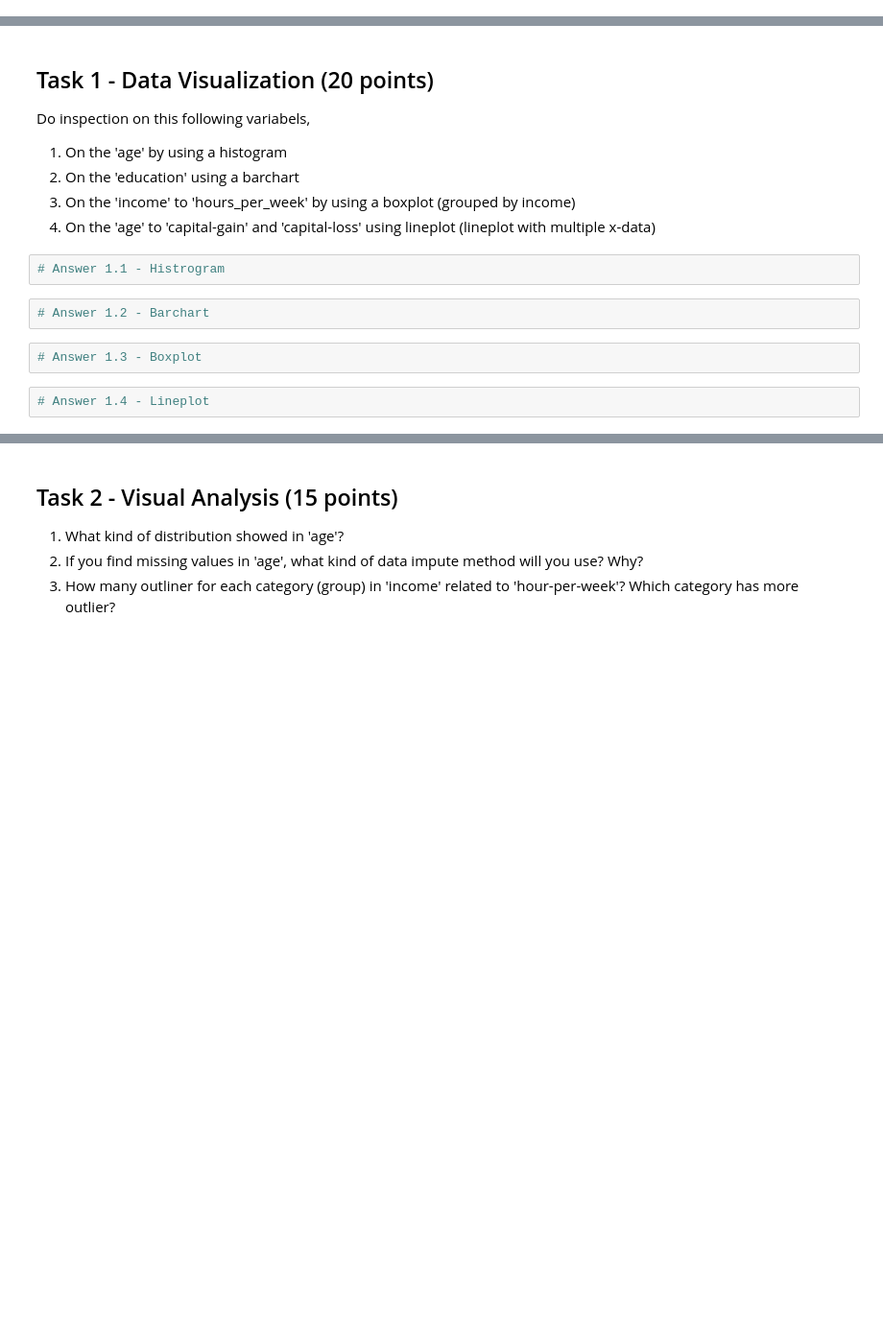
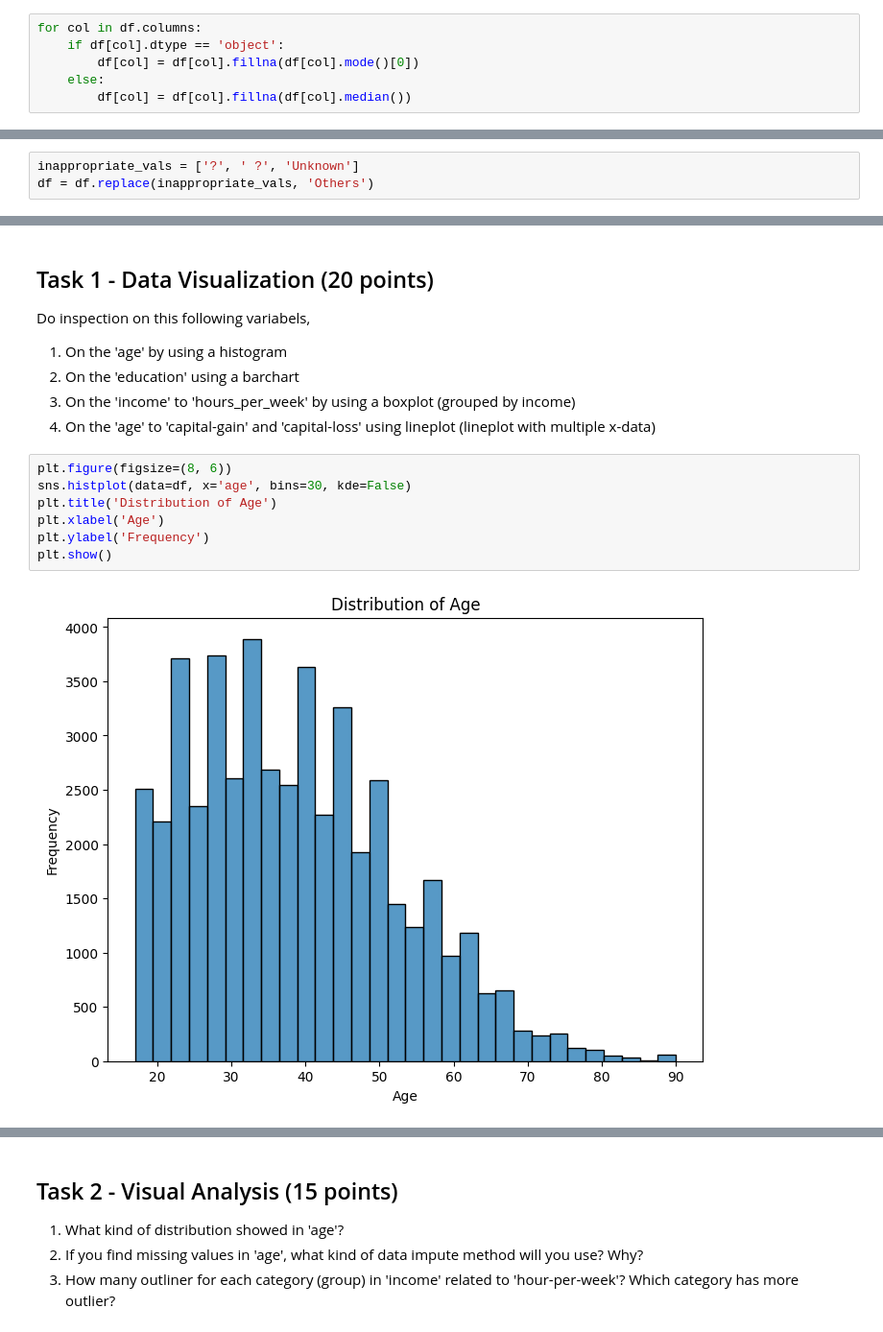
Before and after one commit to eiyu18/MachineLearning, a Jupyter notebook: QUIZ/JS04_CASE_STUDY_QUIZ1_ML.ipynb, the cells around one changed output, grey strips where cells are left out. Shown at 96% size. Saved outputs shown, nothing was run; the diff lists cells and outputs as text; blank space fills up the shorter version.

```diff
--- a/QUIZ/JS04_CASE_STUDY_QUIZ1_ML.ipynb
+++ b/QUIZ/JS04_CASE_STUDY_QUIZ1_ML.ipynb
@@ -88,0 +114,6 @@ adult_income.metadata
+# %%
+for col in df.columns:
+    if df[col].dtype == 'object':
+        df[col] = df[col].fillna(df[col].mode()[0])
+    else:
+        df[col] = df[col].fillna(df[col].median())
@@ -94,0 +166,3 @@ Do inspection to all the quantitative variables (features). If you found an **in
+# %%
+inappropriate_vals = ['?', ' ?', 'Unknown']
+df = df.replace(inappropriate_vals, 'Others')
@@ -101,11 +187,12 @@ Do inspection on this following variabels,
 2. On the 'education' using a barchart
 3. On the 'income' to 'hours_per_week' by using a boxplot (grouped by income)
 4. On the 'age' to 'capital-gain' and 'capital-loss' using lineplot (lineplot with multiple x-data)
-# %%
-# Answer 1.1 - Histrogram
-# %%
-# Answer 1.2 - Barchart
-# %%
-# Answer 1.3 - Boxplot
-# %%
-# Answer 1.4 - Lineplot
+# %%
+plt.figure(figsize=(8, 6))
+sns.histplot(data=df, x='age', bins=30, kde=False)
+plt.title('Distribution of Age')
+plt.xlabel('Age')
+plt.ylabel('Frequency')
+plt.show()
+# %% [output]
+[figure, added]
```
Also changed, not shown: parts of 20 cells of this notebook.
